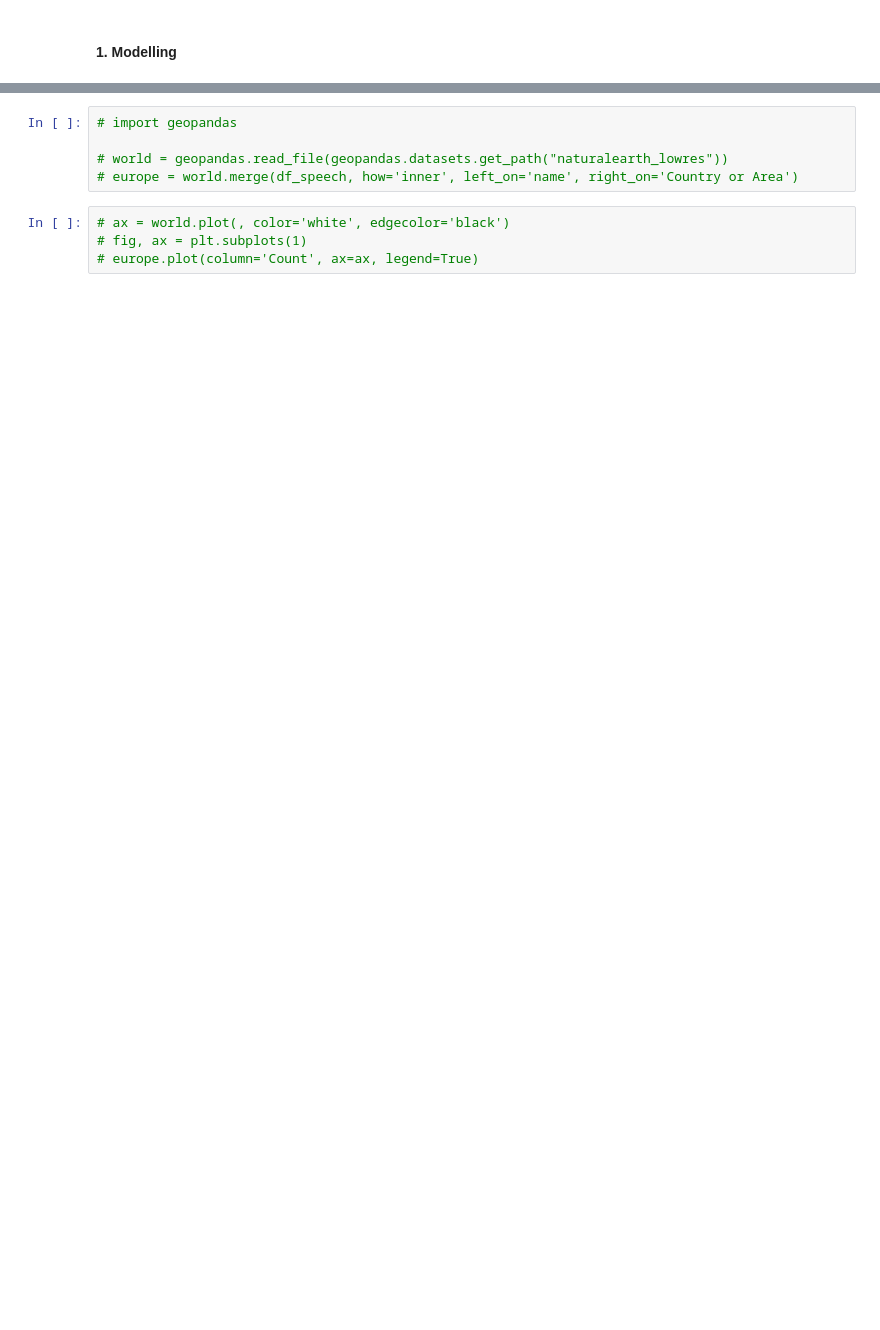
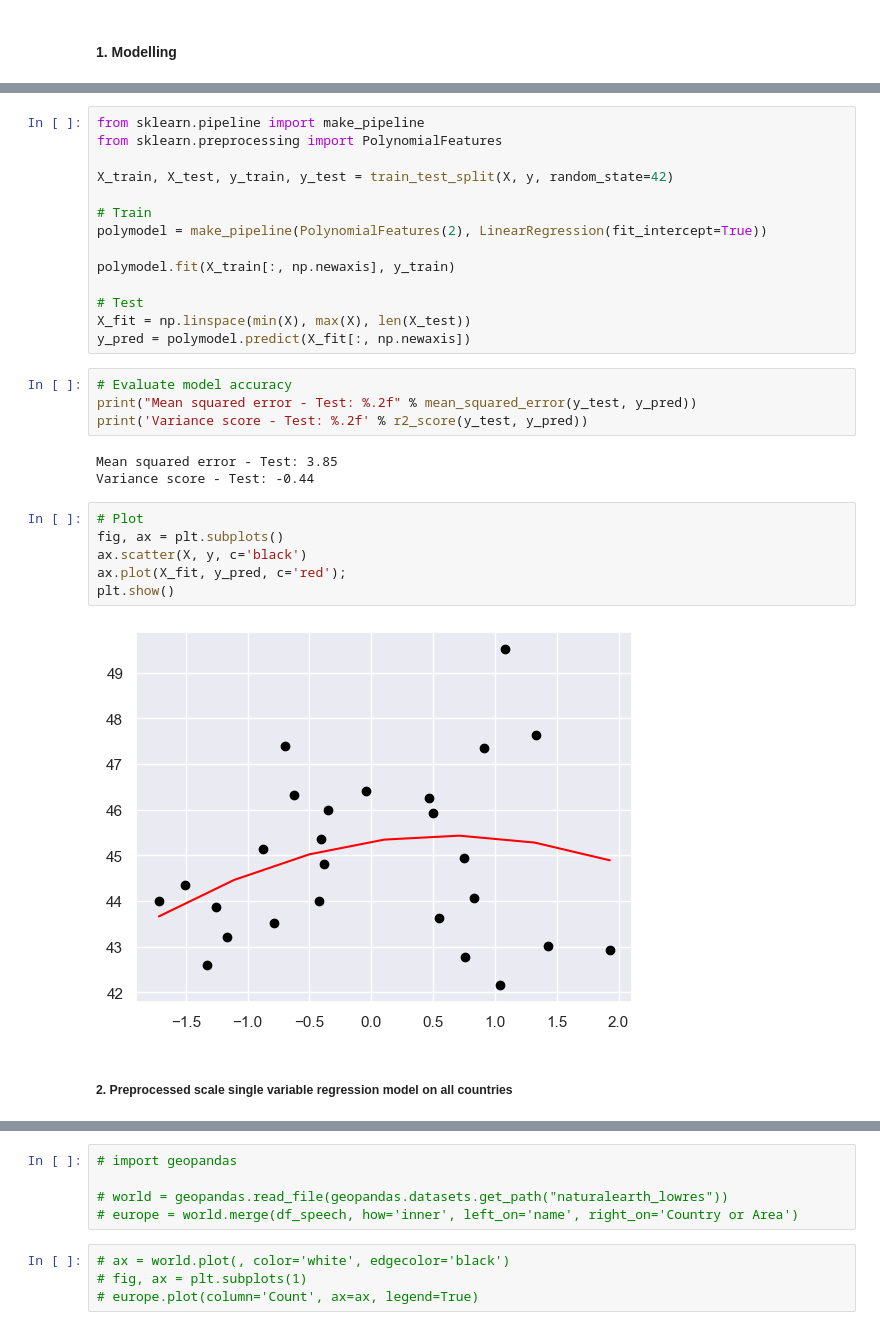
Before and after one commit to himayla/FDS_assign1, a Jupyter notebook: assign1.ipynb, the cells around one changed output, grey strips where cells are left out. Saved outputs shown, nothing was run; the diff lists cells and outputs as text; blank space fills up the shorter version.

```diff
--- a/assign1.ipynb
+++ b/assign1.ipynb
@@ -401,3 +472,34 @@ plt.show()
+# %%
+from sklearn.pipeline import make_pipeline
+from sklearn.preprocessing import PolynomialFeatures
+
+X_train, X_test, y_train, y_test = train_test_split(X, y, random_state=42)
+
+# Train
+polymodel = make_pipeline(PolynomialFeatures(2), LinearRegression(fit_intercept=True))
+
+polymodel.fit(X_train[:, np.newaxis], y_train)
+
+# Test
+X_fit = np.linspace(min(X), max(X), len(X_test))
+y_pred = polymodel.predict(X_fit[:, np.newaxis])
+# %%
+# Evaluate model accuracy
+print("Mean squared error - Test: %.2f" % mean_squared_error(y_test, y_pred))
+print('Variance score - Test: %.2f' % r2_score(y_test, y_pred))
+# %% [output]
+Mean squared error - Test: 3.85
+Variance score - Test: -0.44
+# %%
+# Plot
+fig, ax = plt.subplots()
+ax.scatter(X, y, c='black')
+ax.plot(X_fit, y_pred, c='red');
+plt.show()
+# %% [output]
+[figure, added]
+# %% [markdown]
+##### 2. Preprocessed scale single variable regression model on all countries
 # %%
 from sklearn.model_selection import train_test_split
 from sklearn import preprocessing
```
Also changed, not shown: parts of 30 cells of this notebook.
